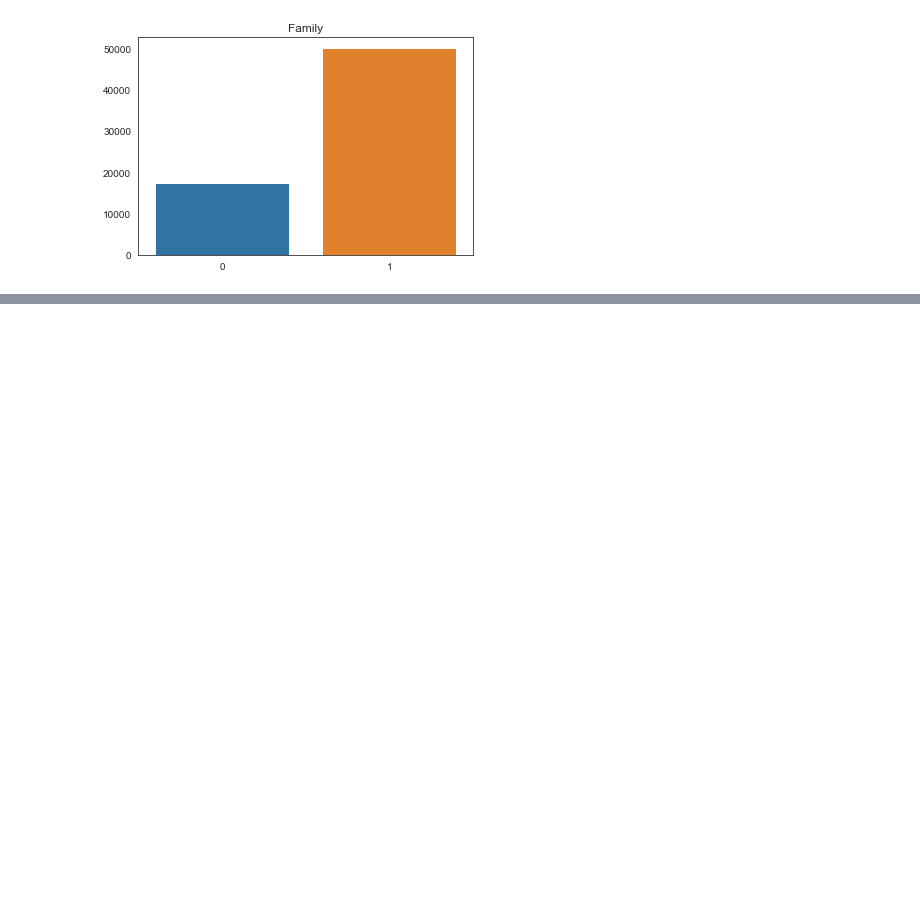
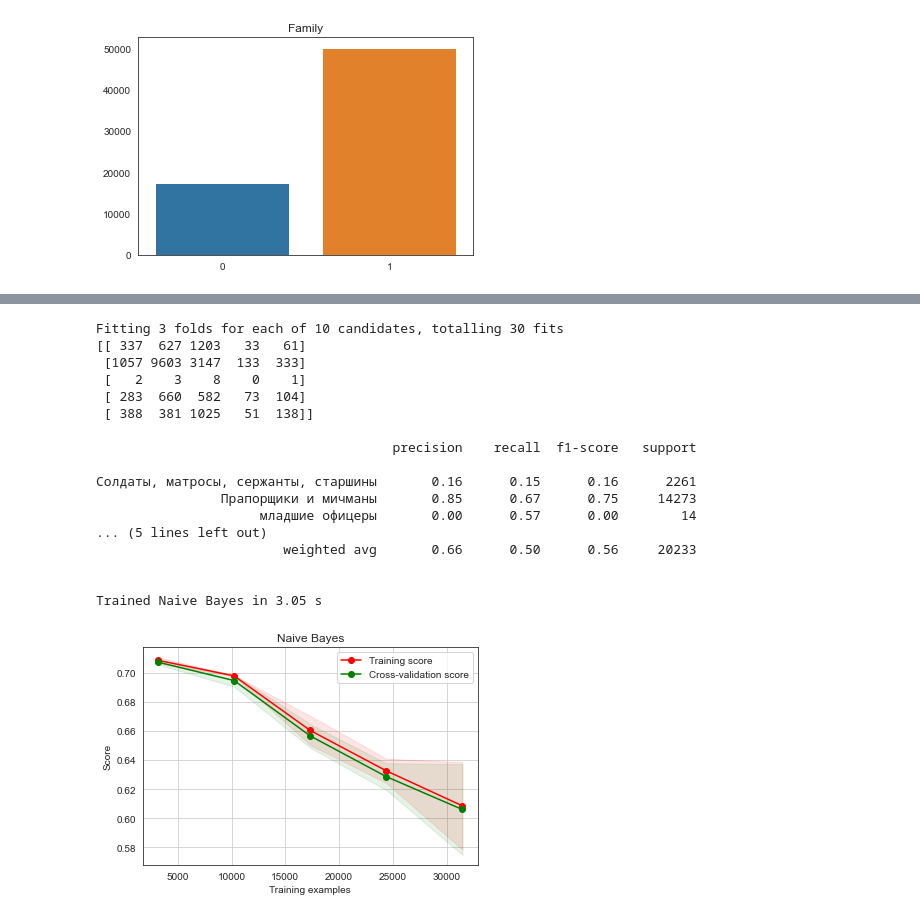
Before and after one commit to DHushchin/orc_analysis, a Jupyter notebook: orc_classifier.ipynb, the cells around one changed output, grey strips where cells are left out. Cells and saved outputs as stored; diff of their text form; code cells hidden in the pictures; blank space fills up the shorter version.

```diff
--- a/orc_classifier.ipynb
+++ b/orc_classifier.ipynb
@@ -318,0 +354,27 @@ df_results
+# %%
+warnings.filterwarnings("ignore")
+
+nb = batch_classify(x_train, y_train, x_test, y_test, 'Naive Bayes')
+
+df_results = df_results.append({'classifier': nb[0], 'train_score': nb[1],
+                                'test_score': nb[2], 'training_time': nb[3]},
+                                ignore_index=True)
+# %% [output]
+Fitting 3 folds for each of 10 candidates, totalling 30 fits
+[[ 337  627 1203   33   61]
+ [1057 9603 3147  133  333]
+ [   2    3    8    0    1]
+ [ 283  660  582   73  104]
+ [ 388  381 1025   51  138]]
+
+                                      precision    recall  f1-score   support
+
+Солдаты, матросы, сержанты, старшины       0.16      0.15      0.16      2261
+                Прапорщики и мичманы       0.85      0.67      0.75     14273
+                     младшие офицеры       0.00      0.57      0.00        14
+... (5 lines left out)
+                        weighted avg       0.66      0.50      0.56     20233
+
+
+Trained Naive Bayes in 3.05 s
+[figure, added]
```
Also changed, not shown: parts of 17 cells of this notebook, 2 other files.
